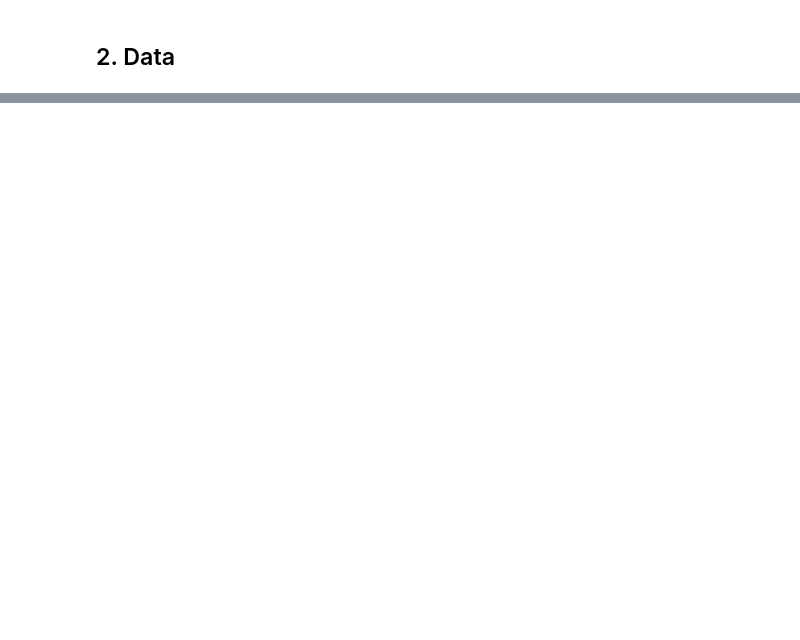
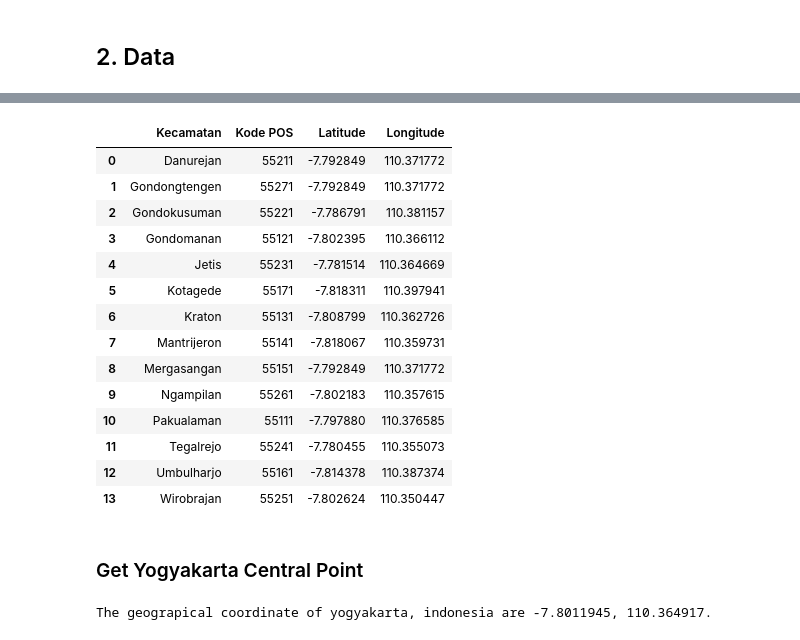
Before and after one commit to ouliaopl/Coursera_Capstone, a Jupyter notebook: Battle of Neighborhood.ipynb, the cells around one changed output, grey strips where cells are left out. Cells and saved outputs as stored; diff of their text form; code cells hidden in the pictures; blank space fills up the shorter version.

```diff
--- a/Battle of Neighborhood.ipynb
+++ b/Battle of Neighborhood.ipynb
@@ -17,0 +77,7 @@ Data used in this project:
+# %%
+# Creating a new list of rows
+lst = []
+for i in range(2, 3195, 6):
+    Kecamatan, Kode_POS = elements[i].getText(), elements[i+1].getText()
+    lst.append([Kecamatan, Kode_POS, 0, 0])
+lst[1:10]
@@ -17,0 +86,3 @@ Data used in this project:
+# %%
+data=[['Danurejan',55211],['Gondongtengen',55271],['Gondokusuman',55221],['Gondomanan',55121],['Jetis',55231],['Kotagede',55171],['Kraton',55131],['Mantrijeron',55141],['Mergasangan',55151],['Ngampilan',55261],['Pakualaman',55111],['Tegalrejo',55241],['Umbulharjo',55161],['Wirobrajan',55251]]
+df = pd.DataFrame(data, columns = ['Kecamatan', 'Kode POS'])
@@ -17,0 +109,10 @@ Data used in this project:
+# %%
+# Getting Address
+address =df.iloc[0, 0]
+address
+# Using geopy
+geolocator = Nominatim(user_agent='opening_restaurant_yogyakarta')
+location = geolocator.geocode(address)
+latitude = location.latitude
+longitude = location.longitude
+print('The geograpical coordinate of {0} are {1}, {2}.'.format(address, latitude, longitude))
@@ -17,0 +121,4 @@ Data used in this project:
+# %%
+df['Latitude'] = latitude
+df['Longitude'] = longitude
+df.head()
@@ -17,0 +132,42 @@ Data used in this project:
+# %%
+
+for i in range(len(df)):
+    time.sleep(2.5)
+    address = df.iloc[i,0]
+    geolocator = Nominatim(user_agent='opening_restaurant_yogyakarta')
+    location = geolocator.geocode(address)
+    if location == None:
+        continue
+    latitude = location.latitude
+    longitude = location.longitude
+    df.iloc[i,2] = latitude
+    df.iloc[i,3] = longitude
+df
+# %% [output]
+|  | Kecamatan | Kode POS | Latitude | Longitude |
+| 0 | Danurejan | 55211 | -7.792849 | 110.371772 |
+| 1 | Gondongtengen | 55271 | -7.792849 | 110.371772 |
+| 2 | Gondokusuman | 55221 | -7.786791 | 110.381157 |
+| 3 | Gondomanan | 55121 | -7.802395 | 110.366112 |
+| 4 | Jetis | 55231 | -7.781514 | 110.364669 |
+| 5 | Kotagede | 55171 | -7.818311 | 110.397941 |
+| 6 | Kraton | 55131 | -7.808799 | 110.362726 |
+| 7 | Mantrijeron | 55141 | -7.818067 | 110.359731 |
+| 8 | Mergasangan | 55151 | -7.792849 | 110.371772 |
+| 9 | Ngampilan | 55261 | -7.802183 | 110.357615 |
+| 10 | Pakualaman | 55111 | -7.797880 | 110.376585 |
+| 11 | Tegalrejo | 55241 | -7.780455 | 110.355073 |
+| 12 | Umbulharjo | 55161 | -7.814378 | 110.387374 |
+| 13 | Wirobrajan | 55251 | -7.802624 | 110.350447 |
+# %% [markdown]
+### Get Yogyakarta Central Point
+# %%
+# Get the yogyakarta "central" point
+yogyakarta_address = 'yogyakarta, indonesia'
+geolocator = Nominatim(user_agent='opening_restaurant_london')
+location = geolocator.geocode(yogyakarta_address)
+yog_lat = location.latitude
+yog_lon = location.longitude
+print('The geograpical coordinate of {0} are {1}, {2}.'.format(yogyakarta_address, yog_lat, yog_lon))
+# %% [output]
+The geograpical coordinate of yogyakarta, indonesia are -7.8011945, 110.364917.
```
Also changed, not shown: parts of 20 cells of this notebook.
